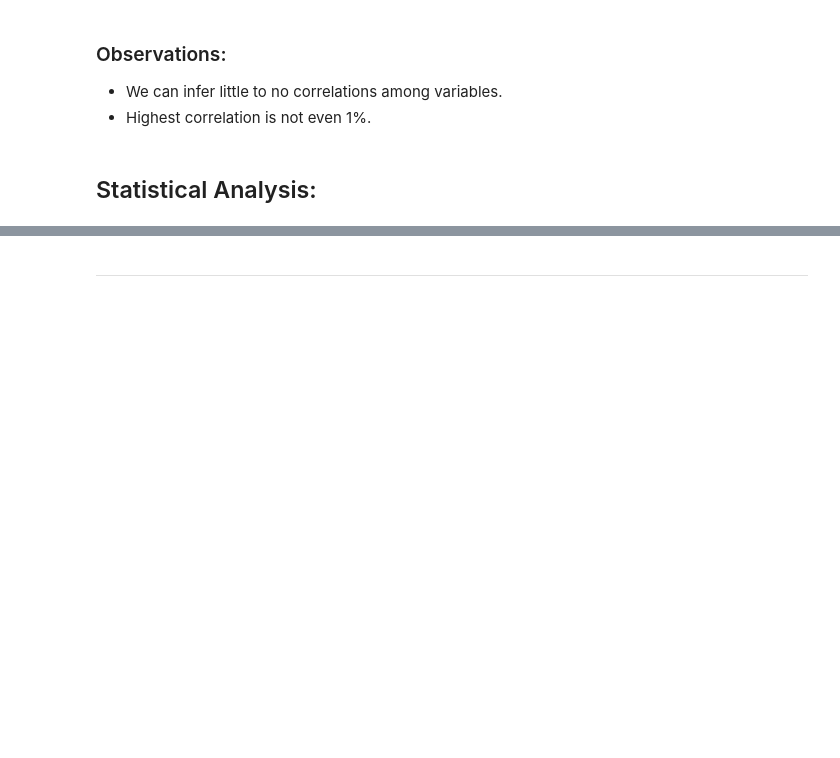
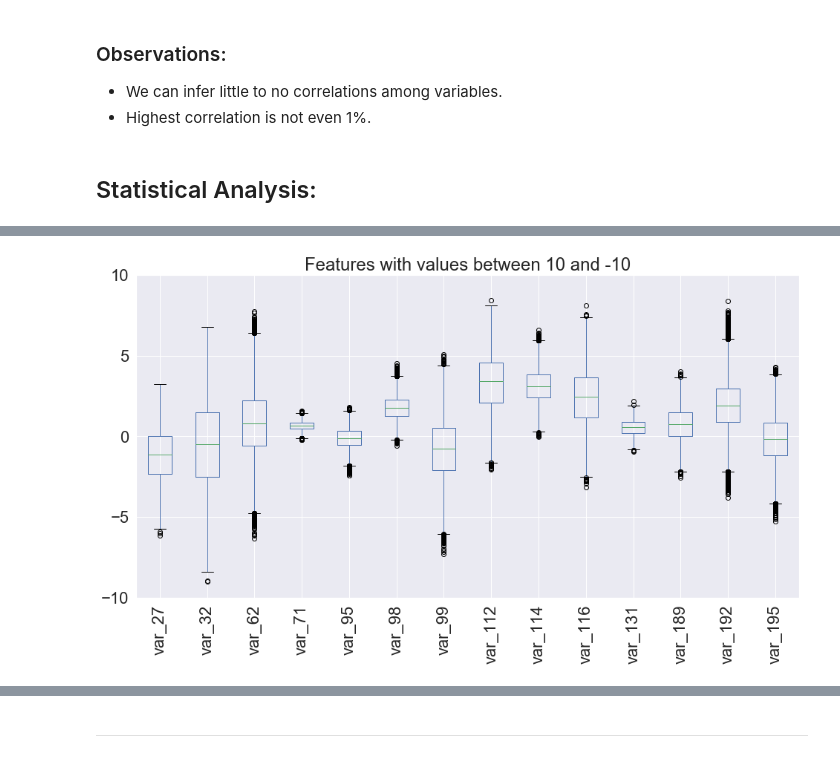
Before and after one commit to Doc1Ft/santander-customer-transaction-prediction, a Jupyter notebook: notebooks/Mike_Notebooks/Final_Notebook_Draft.ipynb, the cells around one changed output, grey strips where cells are left out. Cells and saved outputs as stored; diff of their text form; code cells hidden in the pictures; blank space fills up the shorter version.

```diff
--- a/notebooks/Mike_Notebooks/Final_Notebook_Draft.ipynb
+++ b/notebooks/Mike_Notebooks/Final_Notebook_Draft.ipynb
@@ -297,0 +373,9 @@ plt.show()
+# %%
+sns.set(rc={'figure.figsize':(16,8)}, font_scale=2)
+setplustenminusten = train_data.loc[:,colplustenminusten].boxplot(rot=90)
+setplustenminusten = setplustenminusten.set(
+    yticks=[-10,-5,0,5,10],
+    title="Features with values between 10 and -10"
+)
+# %% [output]
+[figure, added]
```
Also changed, not shown: parts of 40 cells of this notebook, 1 other file.
